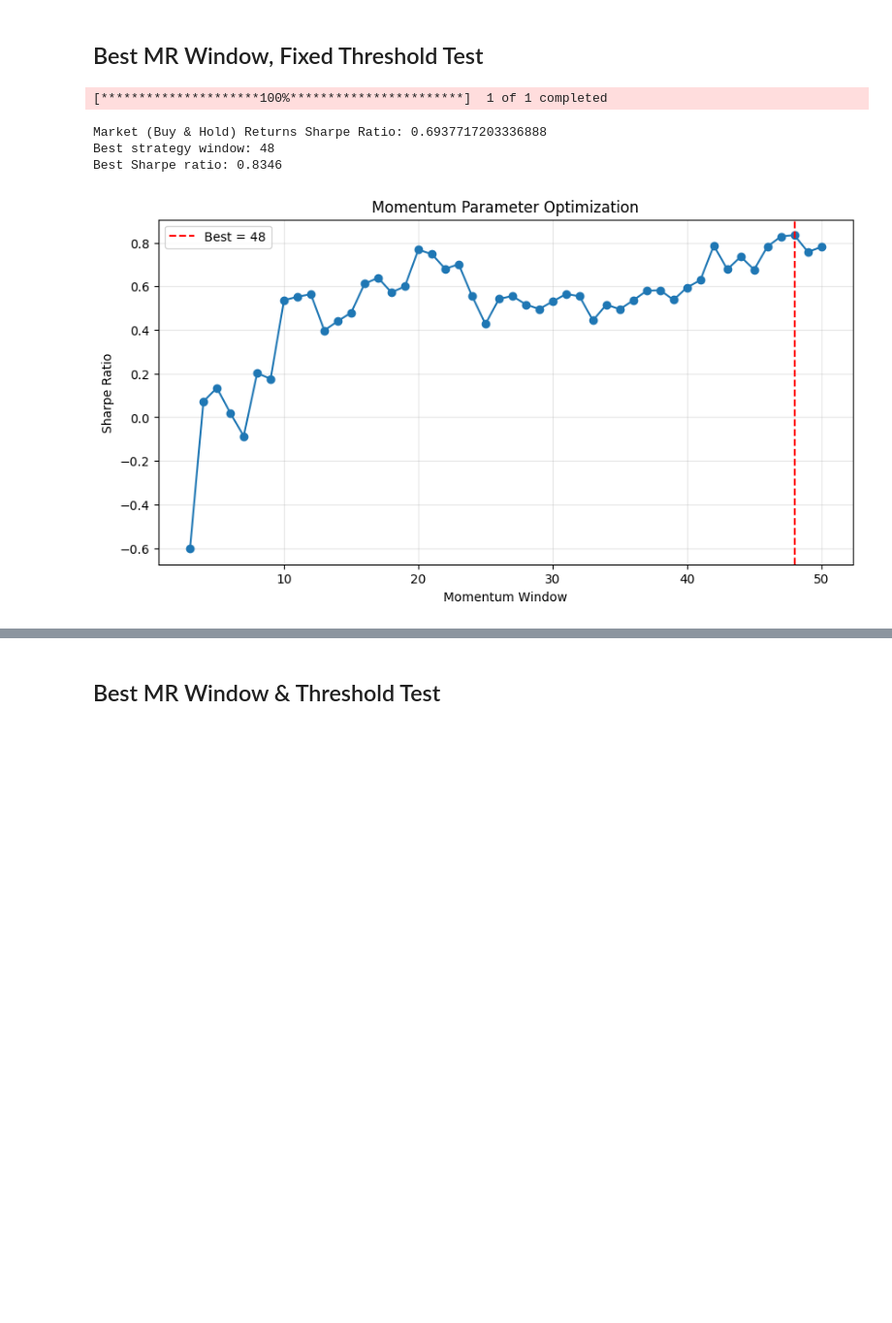
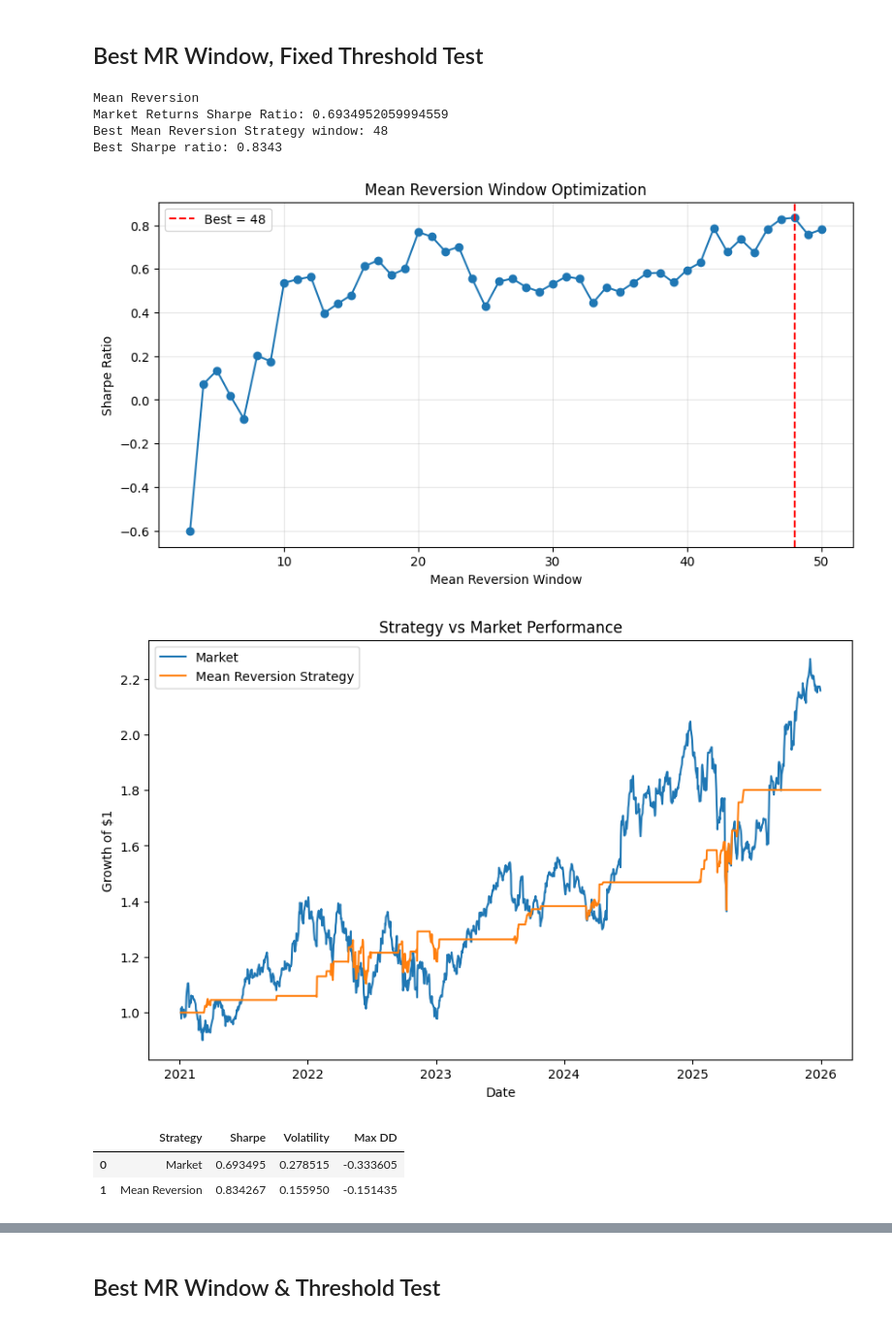
Before and after one commit to noelpdlt/quant-research-system, a Jupyter notebook: notebooks/meanreversionstr.ipynb, the cells around one changed output, grey strips where cells are left out. Shown at 97% size. Drawn from its saved outputs; the diff is of its cells as text; code cells hidden in the pictures; blank space fills up the shorter version.

```diff
--- a/notebooks/meanreversionstr.ipynb
+++ b/notebooks/meanreversionstr.ipynb
@@ -12,2 +12,5 @@ from src.backtest import backtest_mr, sharpe_ratio, volatility, max_drawdown, ba
 from src.strategy import mean_reversion_strategy, momentum_strategy
 from src.visualization import plot_performance
+# %%
+base_df = get_data('AAPL', '2021-01-01', '2026-01-01')
+base_df = generate_features(base_df)
@@ -142,52 +91,20 @@ Max Drawdown: -15.82%
 # %% [markdown]
 ## Best MR Window, Fixed Threshold Test
 # %%
-base_df = get_data('AAPL', '2021-01-01', '2026-01-01')
-base_df = compute_returns(base_df)
-base_df["market_cumulative"] = (1 + base_df["returns"]).cumprod()
+df = base_df.copy()
+strategy = [
+    ('Mean Reversion', mean_reversion_strategy, 'mr', [])
+]
+window = range(1, 51)
 
-bestsharpe = float('-inf')
-bestsharpe_strat = None
-
-params = []
-sharpes = []
-
-for i in range(1, 51):
-    df = base_df.copy()
-
-    df = mean_reversion_strategy(df, i)
-    df = backtest_mr(df)
-
-    sharpe = sharpe_ratio(df['strategy_returns_mr'].dropna())
-
-    params.append(i)
-    sharpes.append(sharpe)
-
-    if sharpe > bestsharpe:
-        bestsharpe = sharpe
-        bestsharpe_strat = i
-
-
-print(f"Market (Buy & Hold) Returns Sharpe Ratio: {sharpe_ratio(base_df['returns'])}")
-print(f"Best strategy window: {bestsharpe_strat}")
-print(f"Best Sharpe ratio: {bestsharpe:.4f}")
-
-
-plt.figure(figsize=(10, 5))
-plt.plot(params, sharpes, marker='o')
-plt.axvline(bestsharpe_strat,
-            color='red',
-            linestyle='--',
-            label=f'Best = {bestsharpe_strat}')
-plt.xlabel('Momentum Window')
-plt.ylabel('Sharpe Ratio')
-plt.title('Momentum Parameter Optimization')
-plt.grid(True, alpha=0.3)
-plt.legend()
-plt.show()
+optimize(df, strategy, window)
 # %% [output]
-[*********************100%***********************]  1 of 1 completed
+Mean Reversion
+Market Returns Sharpe Ratio: 0.6934952059994559
+Best Mean Reversion Strategy window: 48
+Best Sharpe ratio: 0.8343
-Market (Buy & Hold) Returns Sharpe Ratio: 0.6937717203336888
-Best strategy window: 48
-Best Sharpe ratio: 0.8346
-[figure, old version]
+[figure, new version]
+[figure, added]
+|  | Strategy | Sharpe | Volatility | Max DD |
+| 0 | Market | 0.693495 | 0.278515 | -0.333605 |
+| 1 | Mean Reversion | 0.834267 | 0.155950 | -0.151435 |
```
Also changed, not shown: parts of 22 cells of this notebook, 7 other files.
